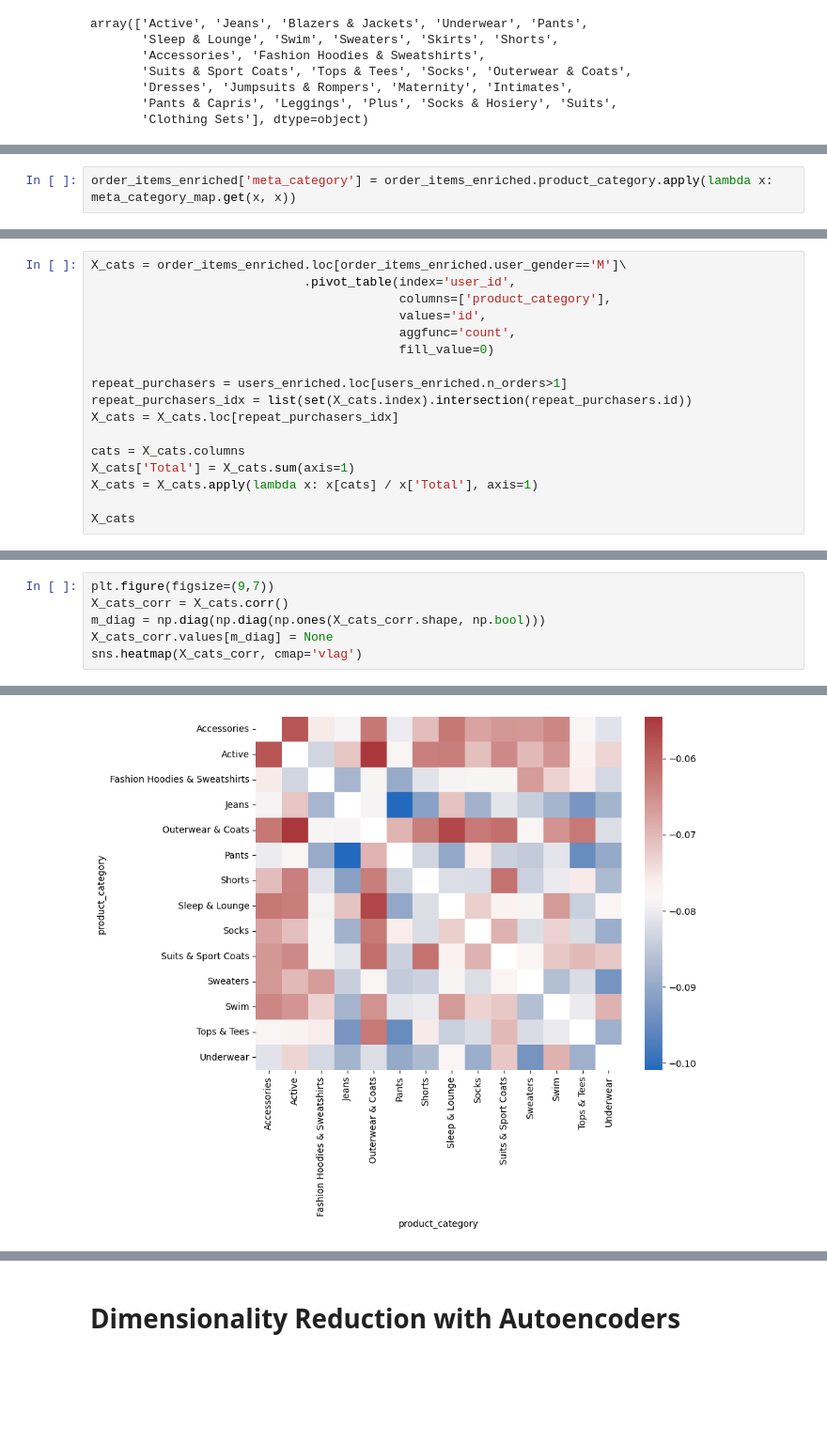
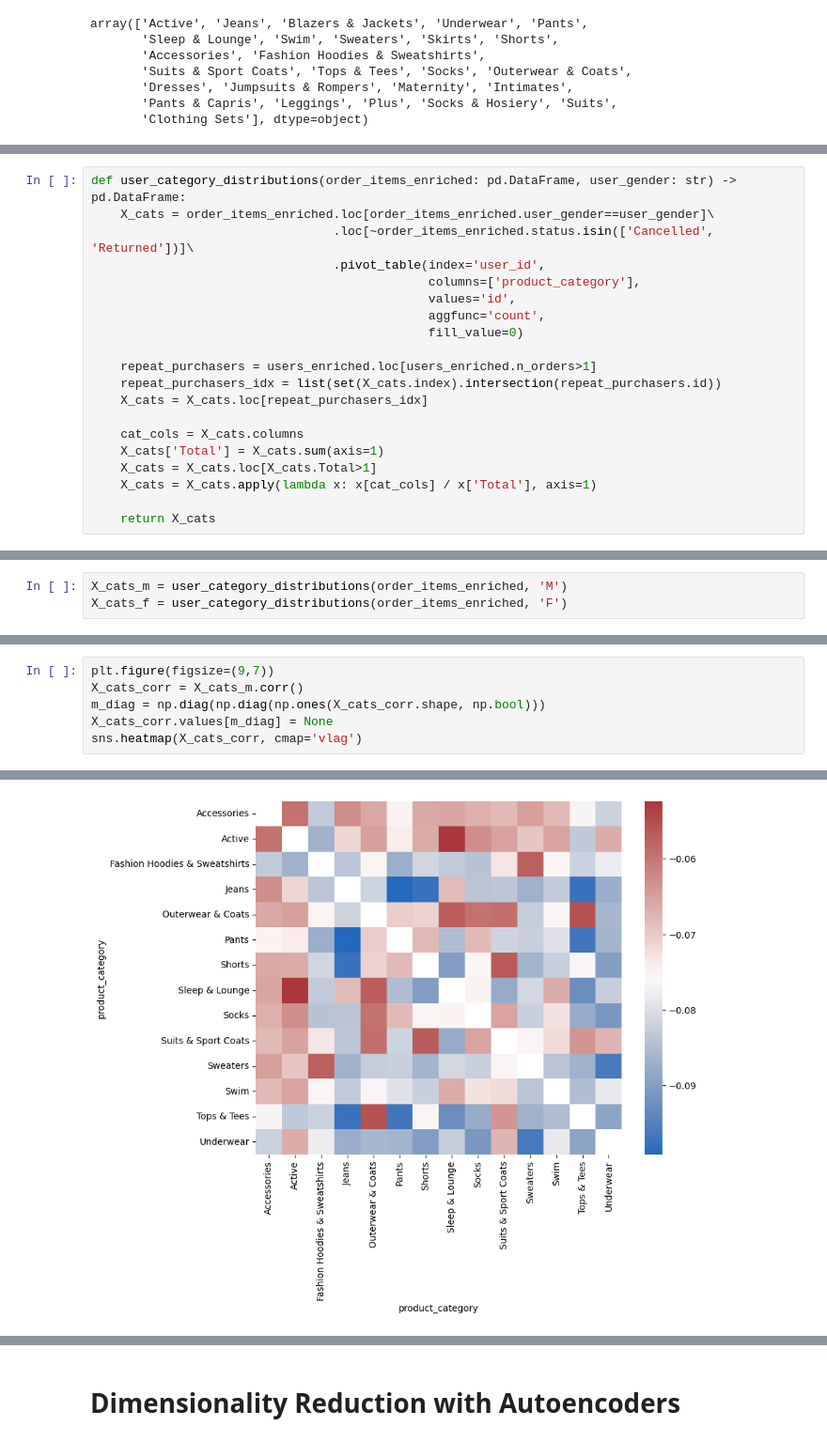
Before and after one commit to egeatmaca/ecommerce_segments, a Jupyter notebook: notebooks/customer_segmentation_category.ipynb, the cells around one changed output, grey strips where cells are left out. Shown at 94% size. Drawn from its saved outputs; the diff is of its cells as text; blank space fills up the shorter version.

```diff
--- a/notebooks/customer_segmentation_category.ipynb
+++ b/notebooks/customer_segmentation_category.ipynb
@@ -160,2 +149,0 @@ meta_category_map = {
-# %%
-order_items_enriched['meta_category'] = order_items_enriched.product_category.apply(lambda x: meta_category_map.get(x, x))
@@ -169,17 +150,20 @@ array(['Active & Swim', 'Casual Bottom', 'Suits & Blazers',
 # %%
-X_cats = order_items_enriched.loc[order_items_enriched.user_gender=='M']\
-                             .pivot_table(index='user_id',
-                                          columns=['product_category'],
-                                          values='id',
-                                          aggfunc='count',
-                                          fill_value=0)
+def user_category_distributions(order_items_enriched: pd.DataFrame, user_gender: str) -> pd.DataFrame:
+    X_cats = order_items_enriched.loc[order_items_enriched.user_gender==user_gender]\
+                                 .loc[~order_items_enriched.status.isin(['Cancelled', 'Returned'])]\
+                                 .pivot_table(index='user_id',
+                                              columns=['product_category'],
+                                              values='id',
+                                              aggfunc='count',
+                                              fill_value=0)
 
-repeat_purchasers = users_enriched.loc[users_enriched.n_orders>1]
-repeat_purchasers_idx = list(set(X_cats.index).intersection(repeat_purchasers.id))
-X_cats = X_cats.loc[repeat_purchasers_idx]
+    repeat_purchasers = users_enriched.loc[users_enriched.n_orders>1]
+    repeat_purchasers_idx = list(set(X_cats.index).intersection(repeat_purchasers.id))
+    X_cats = X_cats.loc[repeat_purchasers_idx]
 
-cats = X_cats.columns
-X_cats['Total'] = X_cats.sum(axis=1)
-X_cats = X_cats.apply(lambda x: x[cats] / x['Total'], axis=1)
+    cat_cols = X_cats.columns
+    X_cats['Total'] = X_cats.sum(axis=1)
+    X_cats = X_cats.loc[X_cats.Total>1]
+    X_cats = X_cats.apply(lambda x: x[cat_cols] / x['Total'], axis=1)
 
-X_cats
+    return X_cats
@@ -204,0 +170,3 @@ X_cats
+# %%
+X_cats_m = user_category_distributions(order_items_enriched, 'M')
+X_cats_f = user_category_distributions(order_items_enriched, 'F')
@@ -224,9 +232,9 @@ X_cats.describe().T
 # %%
 plt.figure(figsize=(9,7))
-X_cats_corr = X_cats.corr()
+X_cats_corr = X_cats_m.corr()
 m_diag = np.diag(np.diag(np.ones(X_cats_corr.shape, np.bool)))
 X_cats_corr.values[m_diag] = None
 sns.heatmap(X_cats_corr, cmap='vlag')
 # %% [output]
 <Axes: xlabel='product_category', ylabel='product_category'>
-[figure, old version]
+[figure, new version]
```
Also changed, not shown: parts of 53 cells of this notebook, 4 other files.
